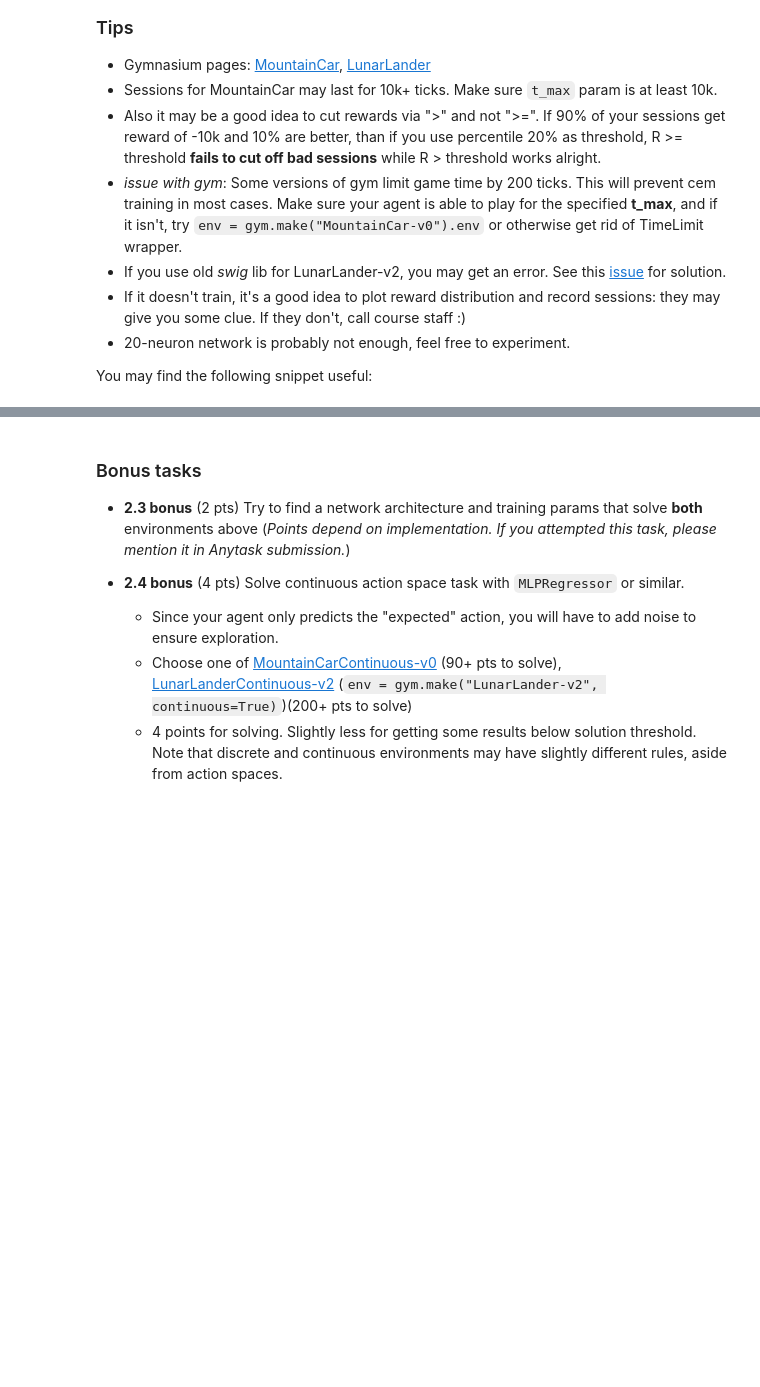
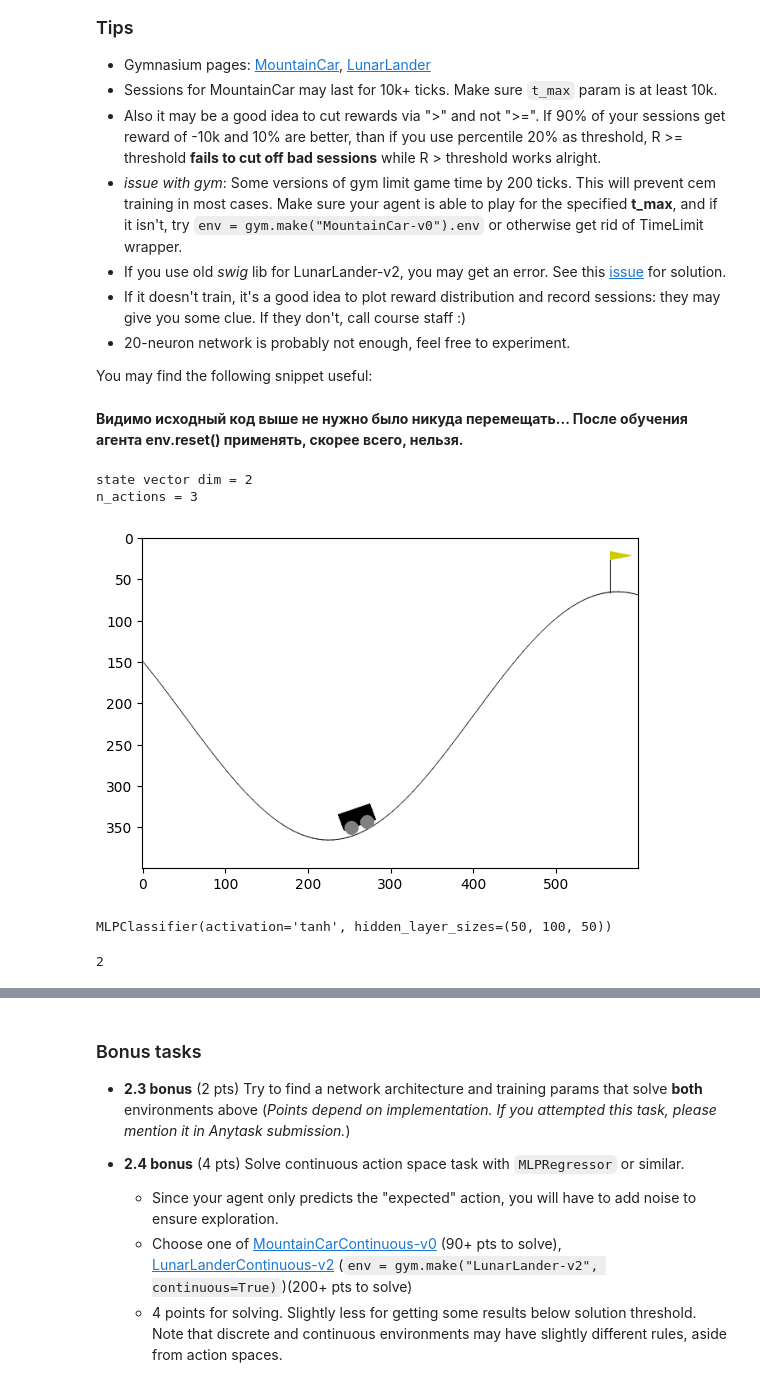
Before and after one commit to MLSukhanov/RL, a Jupyter notebook: deep_crossentropy_method.ipynb, the cells around one changed output, grey strips where cells are left out. Drawn from its saved outputs; the diff is of its cells as text; code cells hidden in the pictures; blank space fills up the shorter version.

```diff
--- a/deep_crossentropy_method.ipynb
+++ b/deep_crossentropy_method.ipynb
@@ -364,3 +366,39 @@ def visualize_mountain_car(env, agent):
 
 with gym.make("MountainCar-v0", render_mode="rgb_arrary").env as env:
     visualize_mountain_car(env, agent)
+# %% [markdown]
+**Видимо исходный код выше не нужно было никуда перемещать... После обучения агента env.reset() применять, скорее всего, нельзя.**
+# %%
+import gymnasium as gym
+import numpy as np
+import matplotlib.pyplot as plt
+%matplotlib inline
+
+# if you see "<classname> has no attribute .env", remove .env or update gym
+env = gym.make("MountainCar-v0", render_mode="rgb_array").env
+
+env.reset()
+n_actions = env.action_space.n
+state_dim = env.observation_space.shape[0]
+
+plt.imshow(env.render())
+print("state vector dim =", state_dim)
+print("n_actions =", n_actions)
+
+env.close()
+# %% [output]
+state vector dim = 2
+n_actions = 3
+[figure, added]
+# %%
+from sklearn.neural_network import MLPClassifier
+
+agent = MLPClassifier(
+    hidden_layer_sizes=(50, 100, 50),
+    activation="tanh",
+)
+
+# initialize agent to the dimension of state space and number of actions
+agent.partial_fit([env.reset()[0]] * n_actions, range(n_actions), range(n_actions))
+# %% [output]
+MLPClassifier(activation='tanh', hidden_layer_sizes=(50, 100, 50))
@@ -366,0 +486,5 @@ with gym.make("MountainCar-v0", render_mode="rgb_arrary").env as env:
+# %%
+import multiprocessing
+print(multiprocessing.cpu_count())
+# %% [output]
+2
```
Also changed, not shown: parts of 11 cells of this notebook.
